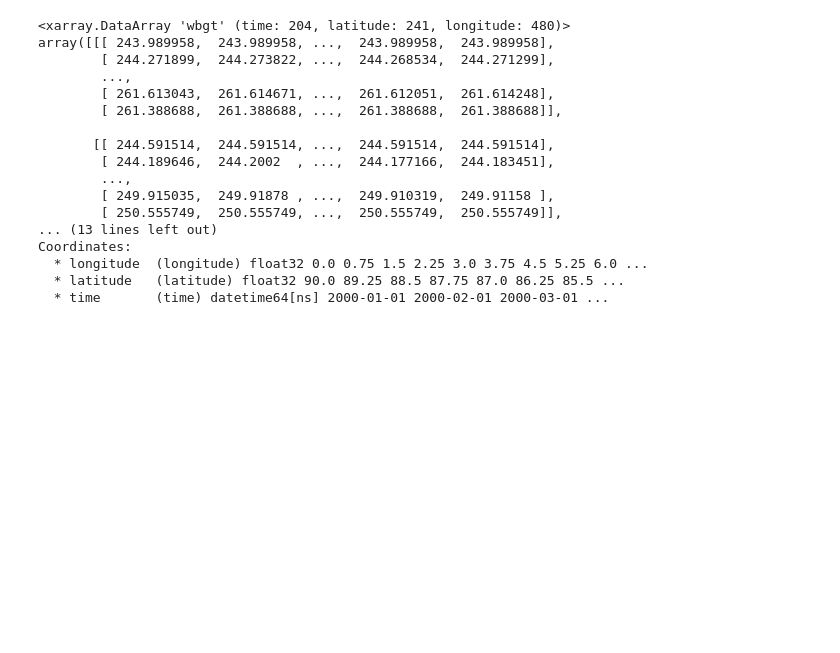
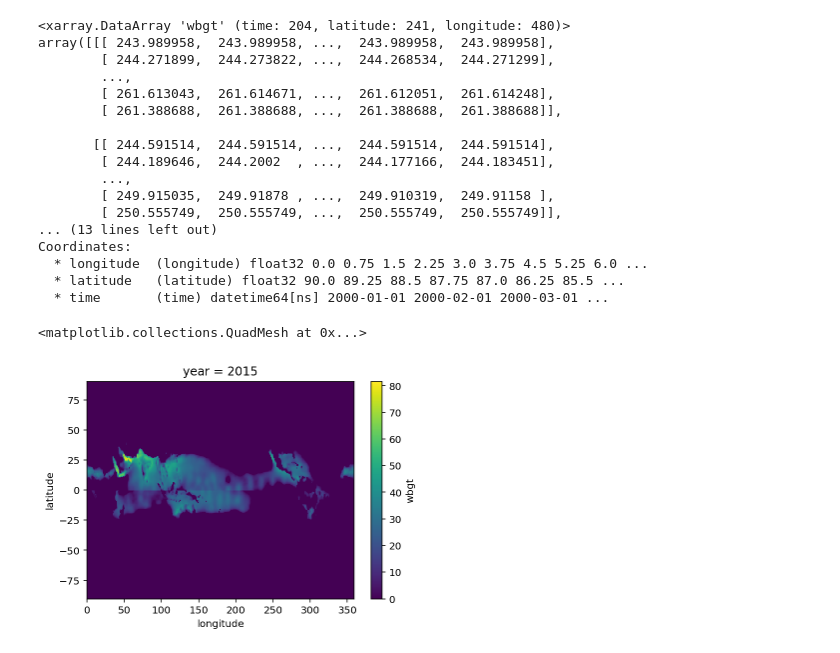
Before and after one commit to mangecoeur/health-climate-exposure, a Jupyter notebook: Calculate Wet bulb temperature.ipynb, the cells around one changed output. Saved outputs shown, nothing was run; the diff lists cells and outputs as text; code cells hidden in the pictures; blank space fills up the shorter version.

```diff
--- a/Calculate Wet bulb temperature.ipynb
+++ b/Calculate Wet bulb temperature.ipynb
@@ -78,3 +85,31 @@ Coordinates:
   * longitude  (longitude) float32 0.0 0.75 1.5 2.25 3.0 3.75 4.5 5.25 6.0 ...
   * latitude   (latitude) float32 90.0 89.25 88.5 87.75 87.0 86.25 85.5 ...
   * time       (time) datetime64[ns] 2000-01-01 2000-02-01 2000-03-01 ...
+# %%
+def calculate_labour_capacity(wbgt):
+    """NOTE: wbgt in Kelvin so have to adjust original formula"""
+    labourcapacity = 100 - 25 * np.power(np.maximum(wbgt - 25 - 273.15, 0), (2/3))
+    return labourcapacity
+# %%
+# northern hemisphere
+lat_north = era_weather.latitude[era_weather.latitude >= 0]
+lat_south = era_weather.latitude[era_weather.latitude < 0]
+
+# Summer North
+summer_jja = era_weather.time[(era_weather['time.month'] == 6) | (era_weather['time.month'] == 7) | (era_weather['time.month'] == 8)]
+
+# Summer South
+summer_djf = era_weather.time[(era_weather['time.month'] == 12) | (era_weather['time.month'] == 1) | (era_weather['time.month'] == 2)]
+
+
+nh_summer_mean = era_weather.sel(time=summer_jja).groupby('time.year').mean(dim='time')
+sh_summer_mean = era_weather.sel(time=summer_djf).groupby('time.year').mean(dim='time')
+summer = xr.concat([nh_summer_mean.sel(latitude=lat_north),
+                         sh_summer_mean.sel(latitude=lat_south)], dim='latitude')
+# %%
+labour_cap = calculate_labour_capacity(summer.wbgt)
+# %%
+(100-labour_cap.sel(year=2015)).plot()
+# %% [output]
+<matplotlib.collections.QuadMesh at 0x...>
+[figure, added]
```
Also changed, not shown: parts of 1 cell of this notebook, 3 other files.
